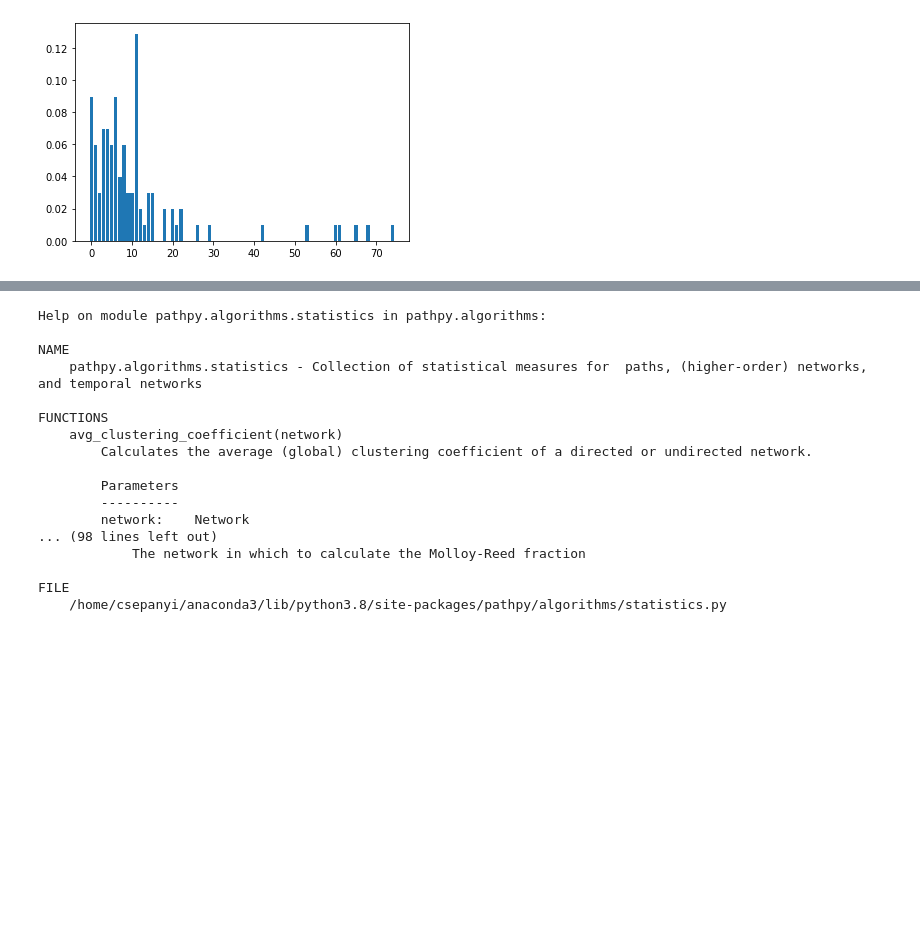
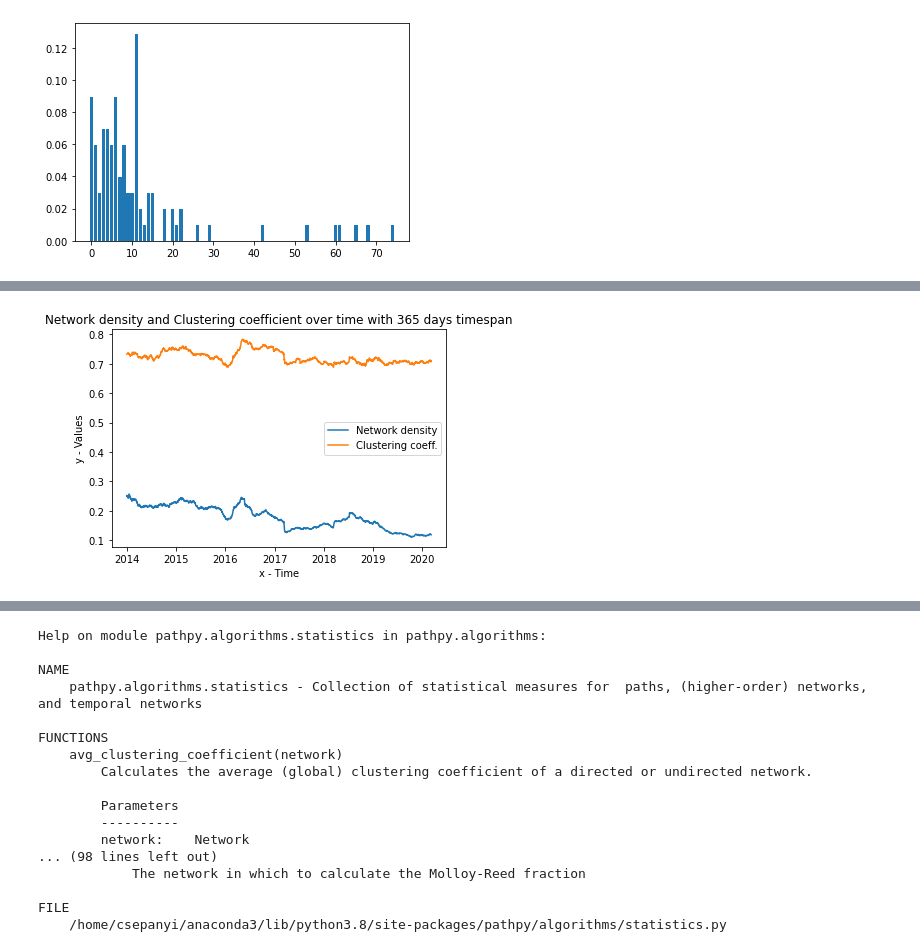
Before and after one commit to csepanyij/master-thesis, a Jupyter notebook: notebooks/static_nets.ipynb, the cells around one changed output, grey strips where cells are left out. Drawn from its saved outputs; the diff is of its cells as text; code cells hidden in the pictures; blank space fills up the shorter version.

Commit message:
networkx stats over time notebook

```diff
--- a/notebooks/static_nets.ipynb
+++ b/notebooks/static_nets.ipynb
@@ -275,0 +282,31 @@ plt.bar(keys, values)
+# %%
+#stats = network_stats(n1)
+#stats
+
+db = sqlite3.connect(sqlite_db_file)
+max_date = datetime.strptime(pd.read_sql_query("SELECT max(committer_date) as max FROM commits", db)['max'].item(), '%Y-%m-%d %H:%M:%S')
+#min_date = datetime.strptime(pd.read_sql_query("SELECT min(committer_date) as min FROM commits", db)['min'].item(), '%Y-%m-%d %H:%M:%S')
+min_date = datetime.strptime('2014-01-01 00:00:00', '%Y-%m-%d %H:%M:%S')
+
+print('Min date: ', min_date)
+print('Max date: ', max_date)
+
+t, node_info, edge_info = git2net.get_bipartite_network(sqlite_db_file)
+
+timespan = timedelta(days=365) # Timespan to be considered for the stats
+days = {(min_date+timedelta(days=x)).date() : 0 for x in range((max_date-min_date-timespan).days + 1)}
+x, y1, y2, y3, y4, y5 = [], [], [], [], [], []
+
+for day in days:
+    print(day.strftime('%Y-%m-%d'))
+    x.append(day)
+    start = datetime.combine(day, datetime.min.time())
+    end = datetime.combine(day+timespan, datetime.min.time())
+    #n = collab_network(sqlite_db_file, git_repo_dir, t, node_info, day, day+timespan, True)
+    n = collab_network(sqlite_db_file, git_repo_dir, t, node_info, start, end, True)
+    stats=network_stats(n)
+    y1.append(stats['N'])
+    y2.append(stats['Network density'])
+    y3.append(stats['Clustering coeff.'])
+    y4.append(stats['Number of Components'])
+    y5.append(stats['Mean degree'])
@@ -275,0 +331,10 @@ plt.bar(keys, values)
+# %%
+plt.plot(x, y2, label = "Network density")
+plt.plot(x, y3, label = "Clustering coeff.")
+plt.xlabel('x - Time')
+plt.ylabel('y - Values')
+plt.title('Network density and Clustering coefficient over time with 365 days timespan')
+plt.legend()
+plt.show()
+# %% [output]
+[figure, added]
```
Also changed, not shown: parts of 13 cells of this notebook, 1 other file.
